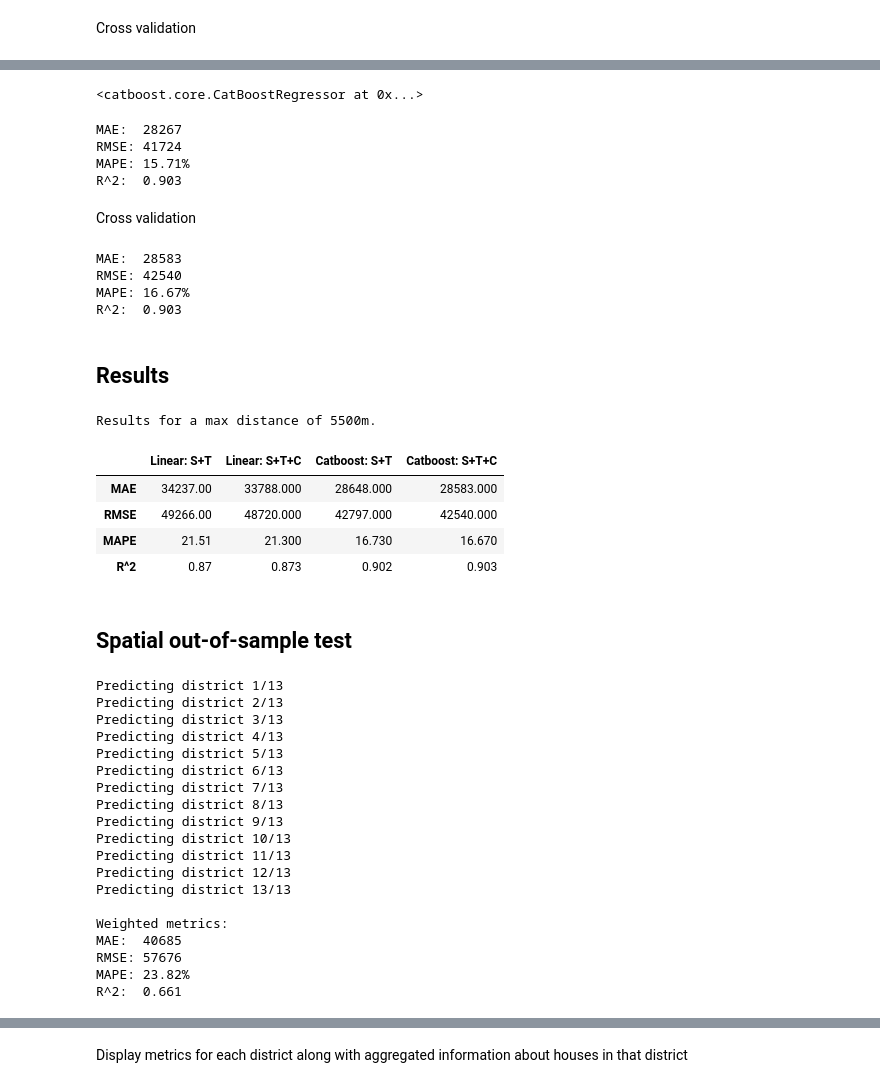
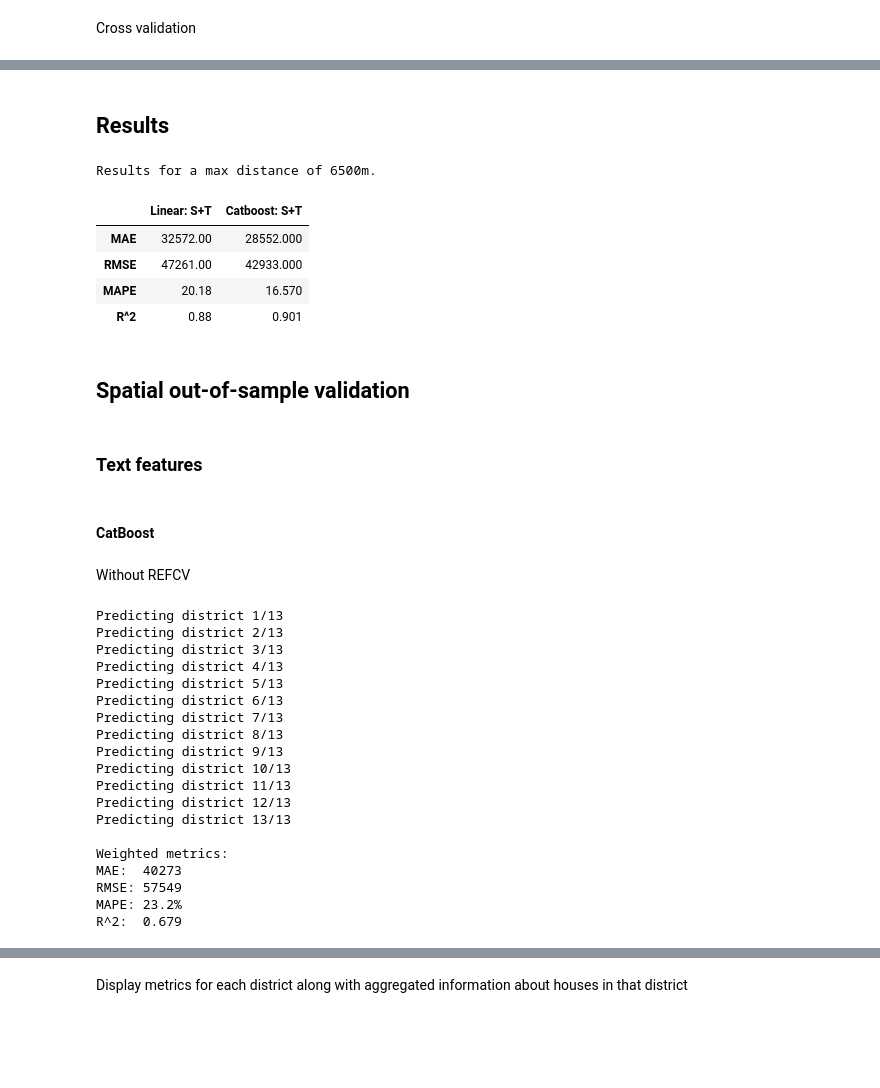
Before and after one commit to tim-heuwinkel/wikipedia-real-estate, a Jupyter notebook: ML_wiki.ipynb, the cells around one changed output, grey strips where cells are left out. Drawn from its saved outputs; the diff is of its cells as text; code cells hidden in the pictures; blank space fills up the shorter version.

```diff
--- a/ML_wiki.ipynb
+++ b/ML_wiki.ipynb
@@ -258,49 +299,34 @@ R^2:  0.873
-# %%
-model_08 = CatBoostRegressor()
-model_08.fit(X=X_train, y=y_train, verbose=False)
-# %% [output]
-<catboost.core.CatBoostRegressor at 0x...>
-# %%
-y_pred_08 = model_08.predict(X_test)
-metrics_08 = get_metrics(y_test, y_pred_08)
-# %% [output]
-MAE:  28267
-RMSE: 41724
-MAPE: 15.71%
-R^2:  0.903
-# %% [markdown]
-Cross validation
-# %%
-results_df["Catboost: S+T+C"], X_08_columns = cross_validation(model_08, X, y, K_FOLDS)
-# %% [output]
-MAE:  28583
-RMSE: 42540
-MAPE: 16.67%
-R^2:  0.903
 # %% [markdown]
 ## Results
 # %%
 results_df.index = ["MAE", "RMSE", "MAPE", "R^2"]
 # reorder columns
-results_df = results_df[["Linear: S+T", "Linear: S+T+C", "Catboost: S+T", "Catboost: S+T+C"]]
+results_df = results_df[["Linear: S+T", "Catboost: S+T"]]
 if WEIGHTING:
     results_df.to_csv(PATH + f"results/structured_wiki_{MAX_DIST}_results.csv", index=False)
 else:
     results_df.to_csv(PATH + f"results/structured_wiki_{MAX_DIST}_results_NOWEIGHT.csv", index=False)
 print(f"Results for a max distance of {MAX_DIST}m.")
 results_df.head()
 # %% [output]
-Results for a max distance of 5500m.
+Results for a max distance of 6500m.
-|  | Linear: S+T | Linear: S+T+C | Catboost: S+T | Catboost: S+T+C |
-| MAE | 34237.00 | 33788.000 | 28648.000 | 28583.000 |
-| RMSE | 49266.00 | 48720.000 | 42797.000 | 42540.000 |
-| MAPE | 21.51 | 21.300 | 16.730 | 16.670 |
-| R^2 | 0.87 | 0.873 | 0.902 | 0.903 |
+|  | Linear: S+T | Catboost: S+T |
+| MAE | 32572.00 | 28552.000 |
+| RMSE | 47261.00 | 42933.000 |
+| MAPE | 20.18 | 16.570 |
+| R^2 | 0.88 | 0.901 |
 # %% [markdown]
-## Spatial out-of-sample test
+## Spatial out-of-sample validation
+# %% [markdown]
+### Text features
+# %% [markdown]
+#### CatBoost
+# %% [markdown]
+Without REFCV
 # %%
 estimator = CatBoostRegressor()
-error_df_soos, metrics = soos_validation(estimator, structured_wiki_text)
+error_df_soos, col_names_text, avg_fis_text, metrics = soos_validation(estimator,
+                                                                       structured_wiki_text)
 maes, rmses, mapes, r_squareds = metrics
 # %% [output]
 Predicting district 1/13
@@ -318,7 +344,7 @@ Predicting district 12/13
 Predicting district 13/13
 
 Weighted metrics:
-MAE:  40685
-RMSE: 57676
-MAPE: 23.82%
-R^2:  0.661
+MAE:  40273
+RMSE: 57549
+MAPE: 23.2%
+R^2:  0.679
```
Also changed, not shown: parts of 85 cells of this notebook, 19 other files.
